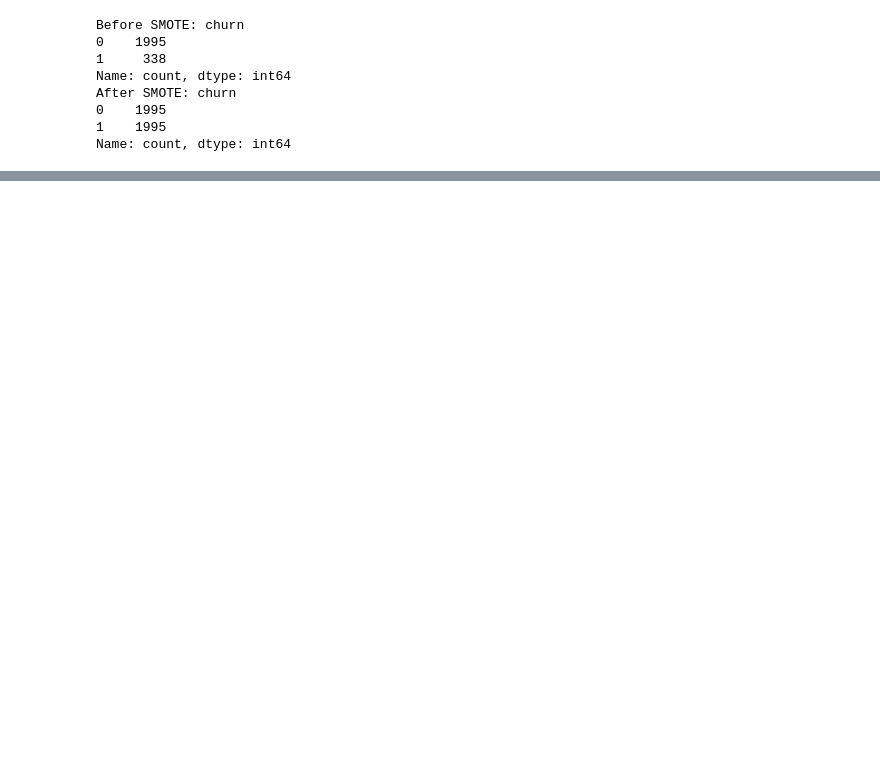
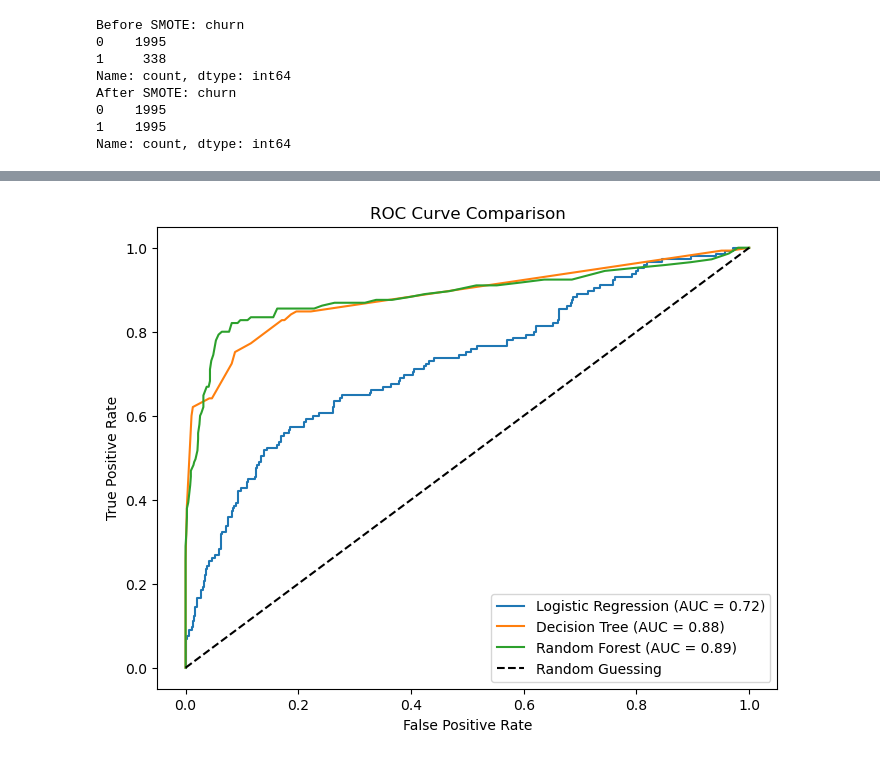
Before and after one commit to Limo-Vincent/Group_9_Phase_3_project, a Jupyter notebook: jupyter_notebook.ipynb, the cells around one changed output, grey strips where cells are left out. Drawn from its saved outputs; the diff is of its cells as text; code cells hidden in the pictures; blank space fills up the shorter version.

```diff
--- a/jupyter_notebook.ipynb
+++ b/jupyter_notebook.ipynb
@@ -417,0 +485,6 @@ Name: count, dtype: int64
+# %%
+forest = RandomForestClassifier(random_state=42, n_estimators=100)
+forest.fit(X_train_res, y_train_res)
+y_pred_forest = forest.predict(X_test)
+print("Random Forest Results:")
+print(classification_report(y_test, y_pred_forest))
@@ -417,0 +505,6 @@ Name: count, dtype: int64
+# %%
+tree = DecisionTreeClassifier(random_state=42, max_depth=5)
+tree.fit(X_train_res, y_train_res)
+y_pred_tree = tree.predict(X_test)
+print("Decision Tree Results:")
+print(classification_report(y_test, y_pred_tree))
@@ -417,0 +521,27 @@ Name: count, dtype: int64
+# %%
+
+y_prob_lr = log_reg.predict_proba(X_test)[:,1]
+y_prob_tree = tree.predict_proba(X_test)[:,1]
+y_prob_forest = forest.predict_proba(X_test)[:,1]
+
+# Calculate ROC curves
+fpr_lr, tpr_lr, _ = roc_curve(y_test, y_prob_lr)
+fpr_tree, tpr_tree, _ = roc_curve(y_test, y_prob_tree)
+fpr_forest, tpr_forest, _ = roc_curve(y_test, y_prob_forest)
+
+# Plot ROC curves
+plt.figure(figsize=(8,6))
+plt.plot(fpr_lr, tpr_lr, label=f"Logistic Regression (AUC = {roc_auc_score(y_test, y_prob_lr):.2f})")
+plt.plot(fpr_tree, tpr_tree, label=f"Decision Tree (AUC = {roc_auc_score(y_test, y_prob_tree):.2f})")
+plt.plot(fpr_forest, tpr_forest, label=f"Random Forest (AUC = {roc_auc_score(y_test, y_prob_forest):.2f})")
+
+# Add line for random guessing
+plt.plot([0,1], [0,1], 'k--', label="Random Guessing")
+
+plt.xlabel("False Positive Rate")
+plt.ylabel("True Positive Rate")
+plt.title("ROC Curve Comparison")
+plt.legend()
+plt.show()
+# %% [output]
+[figure, added]
```
Also changed, not shown: parts of 16 cells of this notebook.
